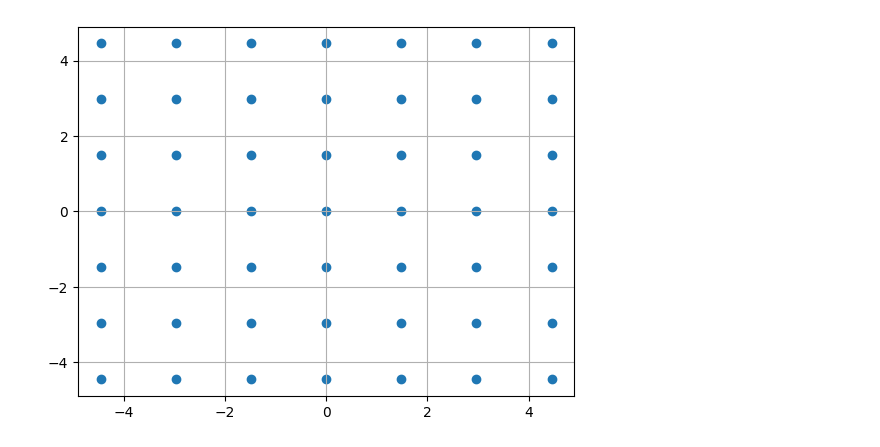
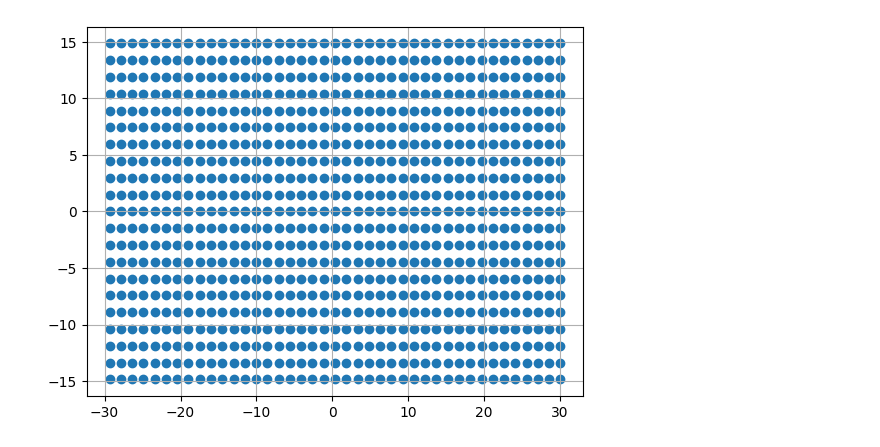
Before and after one commit to chiuhans111/RCWA, a Jupyter notebook: rcwa/rcwa.ipynb, the cells around one changed output. Drawn from its saved outputs; the diff is of its cells as text; code cells hidden in the pictures.

```diff
--- a/rcwa/rcwa.ipynb
+++ b/rcwa/rcwa.ipynb
@@ -3,0 +9,25 @@ import matplotlib.pyplot as plt
+# %%
+# Incidence wave
+wavelength = 0.530
+k0 = np.pi*2 / wavelength
+
+AOI = np.deg2rad(20)
+POI = 0
+
+k0x = np.sin(AOI) * np.cos(POI)
+k0y = np.sin(AOI) * np.sin(POI)
+k0z = np.cos(AOI)
+
+k0v = np.array([k0x, k0y, k0z])
+
+normal_vec = np.array([0, 0, 1], dtype='float')
+
+pol_vec_s = np.cross(normal_vec, k0v)
+
+if k0z==1:
+    pol_vec_s = np.array([0, 1, 0], dtype='float')
+
+pol_vec_p = np.cross(pol_vec_s, k0v)
+
+pol_vec_s/=np.sqrt(np.sum(pol_vec_s**2))
+pol_vec_p/=np.sqrt(np.sum(pol_vec_p**2))
@@ -4,42 +65,32 @@ import matplotlib.pyplot as plt
 # %%
-# structure definition
-period_x = 0.357
-period_y = 0.357
-
-# Incidence wave
-wavelength = 0.530
-k0 = np.pi*2 / wavelength
 
 # Harmonics and mode number
-
-num_harmonics_x = 3  # num of x harmonics -num to +num
-num_harmonics_y = 3  # num of y harmonics -num to +num
+num_harmonics_x = 20  # num of x harmonics -num to +num
+num_harmonics_y = 10  # num of y harmonics -num to +num
 
 num_modes_x = num_harmonics_x*2+1  # num of x modes
 num_modes_y = num_harmonics_y*2+1  # num of y modes
 
 num_modes = num_modes_x * num_modes_y  # total modes
 
 
 def ind2mode(id):
     id = id % num_modes
     ix = id % num_modes_x
     iy = id // num_modes_x
     mx = ix - num_harmonics_x
     my = iy - num_harmonics_y
     return mx, my
 
-gx = wavelength / period_x
-gy = wavelength / period_y
 
 mx, my = ind2mode(np.arange(num_modes))
 
-k0x = np.sin()
+
 
 kx = mx * gx + k0x
 ky = my * gy + k0y
 plt.scatter(kx, ky)
 plt.grid()
 plt.show()
 # %% [output]
-[figure, old version]
+[figure, new version]
```
Also changed, not shown: parts of 16 cells of this notebook.
